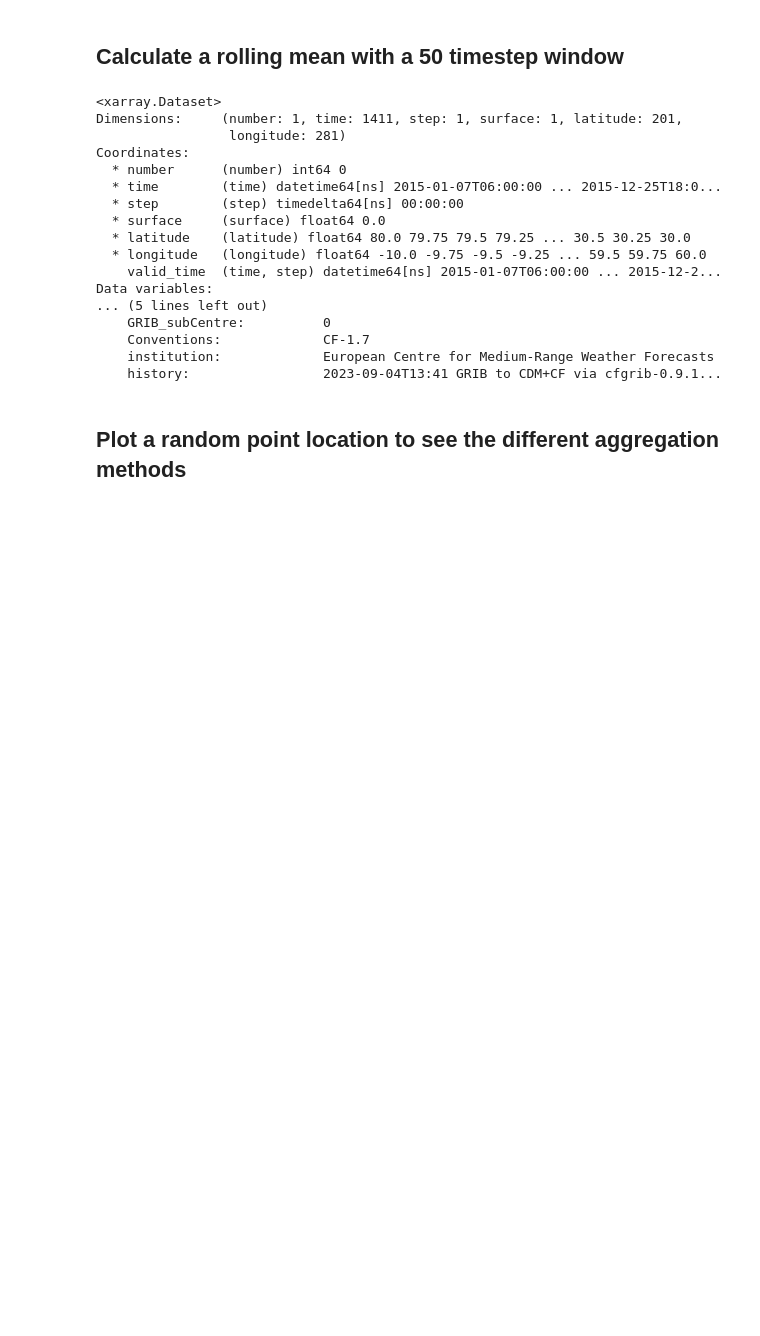
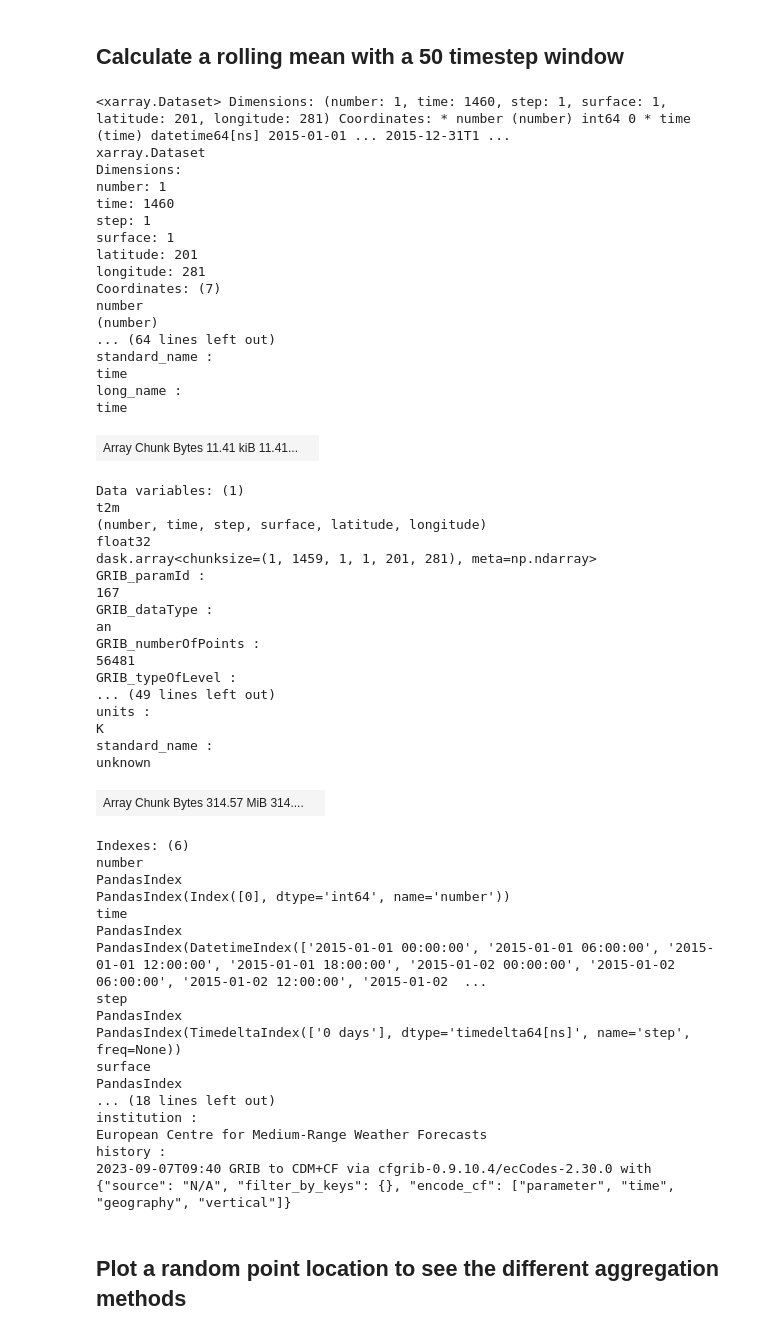
Before and after one commit to ecmwf/earthkit-transforms, a Jupyter notebook: docs/notebooks/aggregate-temporal.ipynb, the cells around one changed output. Saved outputs shown, nothing was run; the diff lists cells and outputs as text; code cells hidden in the pictures; blank space fills up the shorter version.

```diff
--- a/docs/notebooks/aggregate-temporal.ipynb
+++ b/docs/notebooks/aggregate-temporal.ipynb
@@ -76,27 +76,63 @@ Attributes:
 ## Calculate a rolling mean with a 50 timestep window
 # %%
 era5_rolling = ek_aggregate.temporal.rolling_reduce(
-    era5_data, time=50, center=True, how_dropna='all'
+    era5_data, time=50, center=True,
 )
 era5_rolling
 # %% [output]
-<xarray.Dataset>
-Dimensions:     (number: 1, time: 1411, step: 1, surface: 1, latitude: 201,
-                 longitude: 281)
-Coordinates:
-  * number      (number) int64 0
-  * time        (time) datetime64[ns] 2015-01-07T06:00:00 ... 2015-12-25T18:0...
-  * step        (step) timedelta64[ns] 00:00:00
-  * surface     (surface) float64 0.0
-  * latitude    (latitude) float64 80.0 79.75 79.5 79.25 ... 30.5 30.25 30.0
-  * longitude   (longitude) float64 -10.0 -9.75 -9.5 -9.25 ... 59.5 59.75 60.0
-    valid_time  (time, step) datetime64[ns] 2015-01-07T06:00:00 ... 2015-12-2...
-Data variables:
-... (5 lines left out)
-    GRIB_subCentre:          0
-    Conventions:             CF-1.7
-    institution:             European Centre for Medium-Range Weather Forecasts
-    history:                 2023-09-04T13:41 GRIB to CDM+CF via cfgrib-0.9.1...
+<xarray.Dataset> Dimensions: (number: 1, time: 1460, step: 1, surface: 1, latitude: 201, longitude: 281) Coordinates: * number (number) int64 0 * time (time) datetime64[ns] 2015-01-01 ... 2015-12-31T1 ...
+xarray.Dataset
+Dimensions:
+number: 1
+time: 1460
+step: 1
+surface: 1
+latitude: 201
+longitude: 281
+Coordinates: (7)
+number
+(number)
+... (64 lines left out)
+standard_name :
+time
+long_name :
+time
+| Array Chunk Bytes 11.41 kiB 11.41... |  |
+Data variables: (1)
+t2m
+(number, time, step, surface, latitude, longitude)
+float32
+dask.array<chunksize=(1, 1459, 1, 1, 201, 281), meta=np.ndarray>
+GRIB_paramId :
+167
+GRIB_dataType :
+an
+GRIB_numberOfPoints :
+56481
+GRIB_typeOfLevel :
+... (49 lines left out)
+units :
+K
+standard_name :
+unknown
+| Array Chunk Bytes 314.57 MiB 314.... |  |
+Indexes: (6)
+number
+PandasIndex
+PandasIndex(Index([0], dtype='int64', name='number'))
+time
+PandasIndex
+PandasIndex(DatetimeIndex(['2015-01-01 00:00:00', '2015-01-01 06:00:00', '2015-01-01 12:00:00', '2015-01-01 18:00:00', '2015-01-02 00:00:00', '2015-01-02 06:00:00', '2015-01-02 12:00:00', '2015-01-02  ...
+step
+PandasIndex
+PandasIndex(TimedeltaIndex(['0 days'], dtype='timedelta64[ns]', name='step', freq=None))
+surface
+PandasIndex
+... (18 lines left out)
+institution :
+European Centre for Medium-Range Weather Forecasts
+history :
+2023-09-07T09:40 GRIB to CDM+CF via cfgrib-0.9.10.4/ecCodes-2.30.0 with {"source": "N/A", "filter_by_keys": {}, "encode_cf": ["parameter", "time", "geography", "vertical"]}
 # %% [markdown]
 ## Plot a random point location to see the different aggregation methods
 # %%
```
Also changed, not shown: parts of 5 cells of this notebook.
